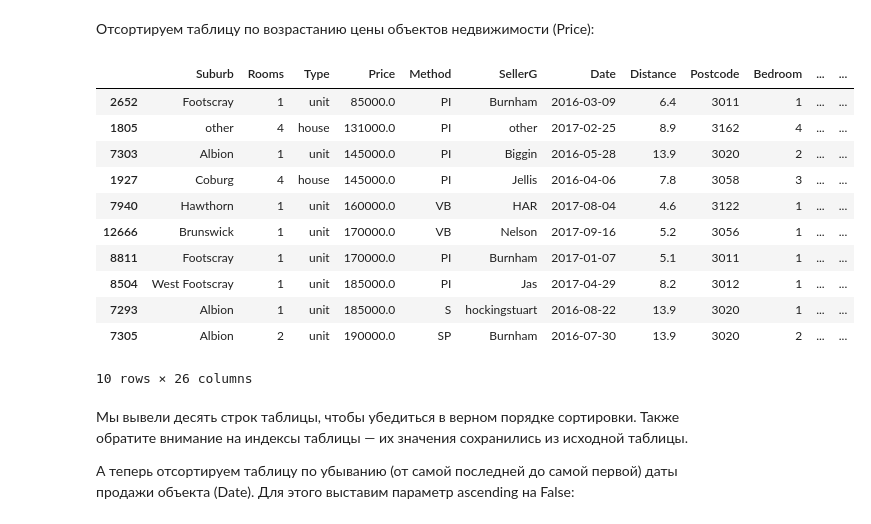
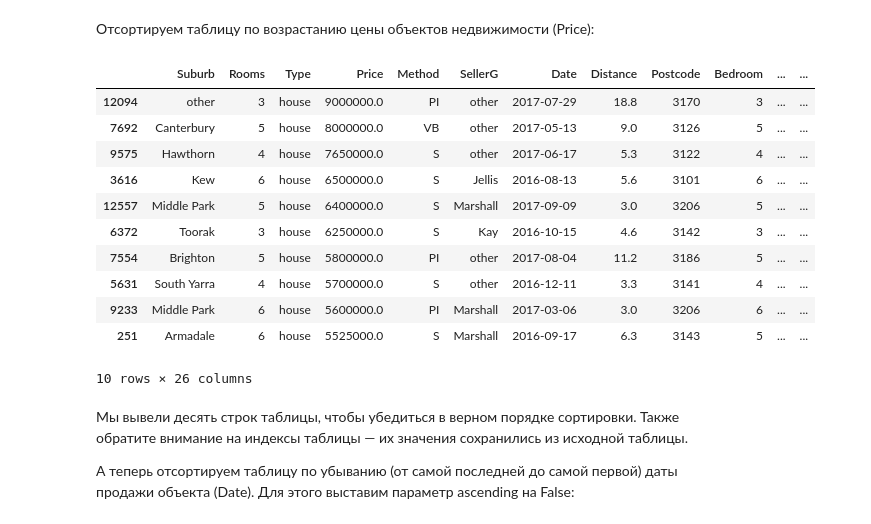
Before and after one commit to vavilove001-lab/sf_data_science, a Jupyter notebook: Notes/Pandas/analize&sort&group&pivot_table.ipynb, the cells around one changed output. Cells and saved outputs as stored; diff of their text form; code cells hidden in the pictures.

```diff
--- a/Notes/Pandas/analize&sort&group&pivot_table.ipynb
+++ b/Notes/Pandas/analize&sort&group&pivot_table.ipynb
@@ -134,19 +134,19 @@ inplace — производится ли замена исходной табл
 # %% [markdown]
 Отсортируем таблицу по возрастанию цены объектов недвижимости (Price):
 # %%
-melb_df.sort_values(by='Price').head(10)
+melb_df.sort_values(by='Price', ascending = False).head(10)
 # %% [output]
 |  | Suburb | Rooms | Type | Price | Method | SellerG | Date | Distance | Postcode | Bedroom | ... | ... |
-| 2652 | Footscray | 1 | unit | 85000.0 | PI | Burnham | 2016-03-09 | 6.4 | 3011 | 1 | ... | ... |
-| 1805 | other | 4 | house | 131000.0 | PI | other | 2017-02-25 | 8.9 | 3162 | 4 | ... | ... |
-| 7303 | Albion | 1 | unit | 145000.0 | PI | Biggin | 2016-05-28 | 13.9 | 3020 | 2 | ... | ... |
-| 1927 | Coburg | 4 | house | 145000.0 | PI | Jellis | 2016-04-06 | 7.8 | 3058 | 3 | ... | ... |
-| 7940 | Hawthorn | 1 | unit | 160000.0 | VB | HAR | 2017-08-04 | 4.6 | 3122 | 1 | ... | ... |
-| 12666 | Brunswick | 1 | unit | 170000.0 | VB | Nelson | 2017-09-16 | 5.2 | 3056 | 1 | ... | ... |
-| 8811 | Footscray | 1 | unit | 170000.0 | PI | Burnham | 2017-01-07 | 5.1 | 3011 | 1 | ... | ... |
-| 8504 | West Footscray | 1 | unit | 185000.0 | PI | Jas | 2017-04-29 | 8.2 | 3012 | 1 | ... | ... |
-| 7293 | Albion | 1 | unit | 185000.0 | S | hockingstuart | 2016-08-22 | 13.9 | 3020 | 1 | ... | ... |
-| 7305 | Albion | 2 | unit | 190000.0 | SP | Burnham | 2016-07-30 | 13.9 | 3020 | 2 | ... | ... |
+| 12094 | other | 3 | house | 9000000.0 | PI | other | 2017-07-29 | 18.8 | 3170 | 3 | ... | ... |
+| 7692 | Canterbury | 5 | house | 8000000.0 | VB | other | 2017-05-13 | 9.0 | 3126 | 5 | ... | ... |
+| 9575 | Hawthorn | 4 | house | 7650000.0 | S | other | 2017-06-17 | 5.3 | 3122 | 4 | ... | ... |
+| 3616 | Kew | 6 | house | 6500000.0 | S | Jellis | 2016-08-13 | 5.6 | 3101 | 6 | ... | ... |
+| 12557 | Middle Park | 5 | house | 6400000.0 | S | Marshall | 2017-09-09 | 3.0 | 3206 | 5 | ... | ... |
+| 6372 | Toorak | 3 | house | 6250000.0 | S | Kay | 2016-10-15 | 4.6 | 3142 | 3 | ... | ... |
+| 7554 | Brighton | 5 | house | 5800000.0 | PI | other | 2017-08-04 | 11.2 | 3186 | 5 | ... | ... |
+| 5631 | South Yarra | 4 | house | 5700000.0 | S | other | 2016-12-11 | 3.3 | 3141 | 4 | ... | ... |
+| 9233 | Middle Park | 6 | house | 5600000.0 | PI | Marshall | 2017-03-06 | 3.0 | 3206 | 6 | ... | ... |
+| 251 | Armadale | 6 | house | 5525000.0 | S | Marshall | 2016-09-17 | 6.3 | 3143 | 5 | ... | ... |
 10 rows × 26 columns
 # %% [markdown]
 Мы вывели десять строк таблицы, чтобы убедиться в верном порядке сортировки. Также обратите внимание на индексы таблицы — их значения сохранились из исходной таблицы.
```
Also changed, not shown: parts of 14 cells of this notebook, 2 other files.
